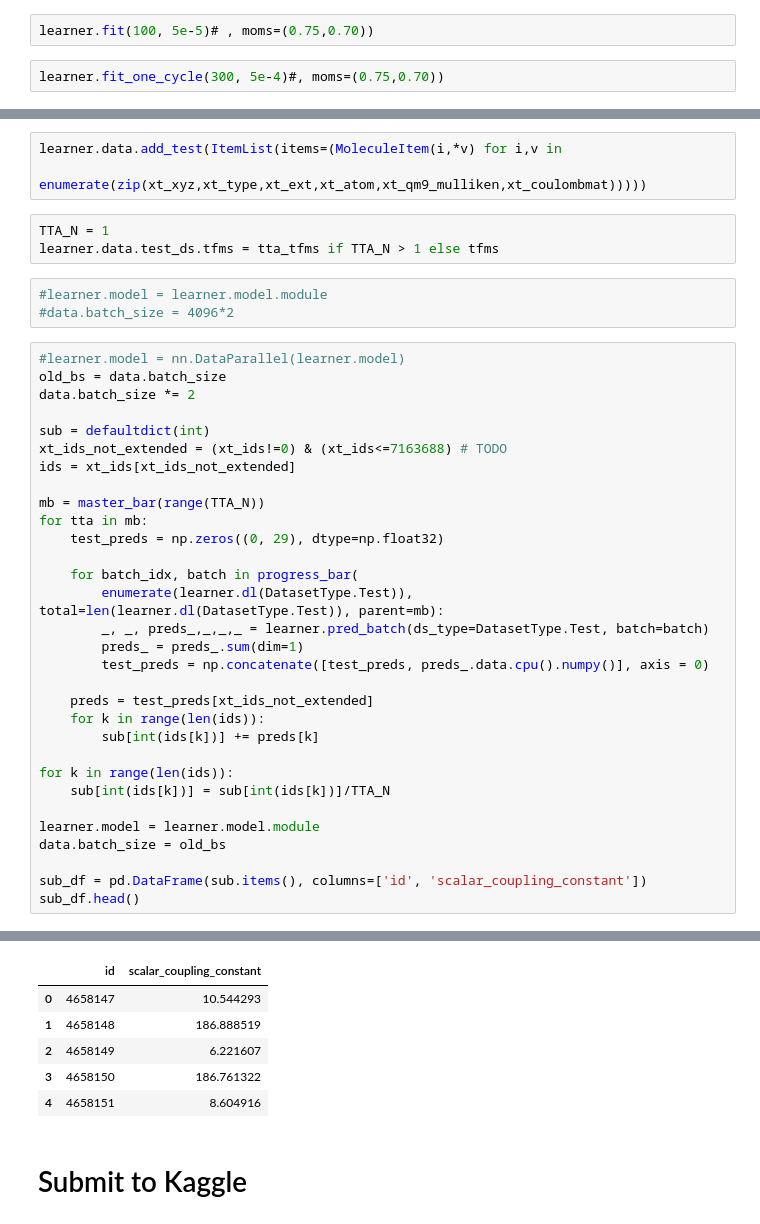
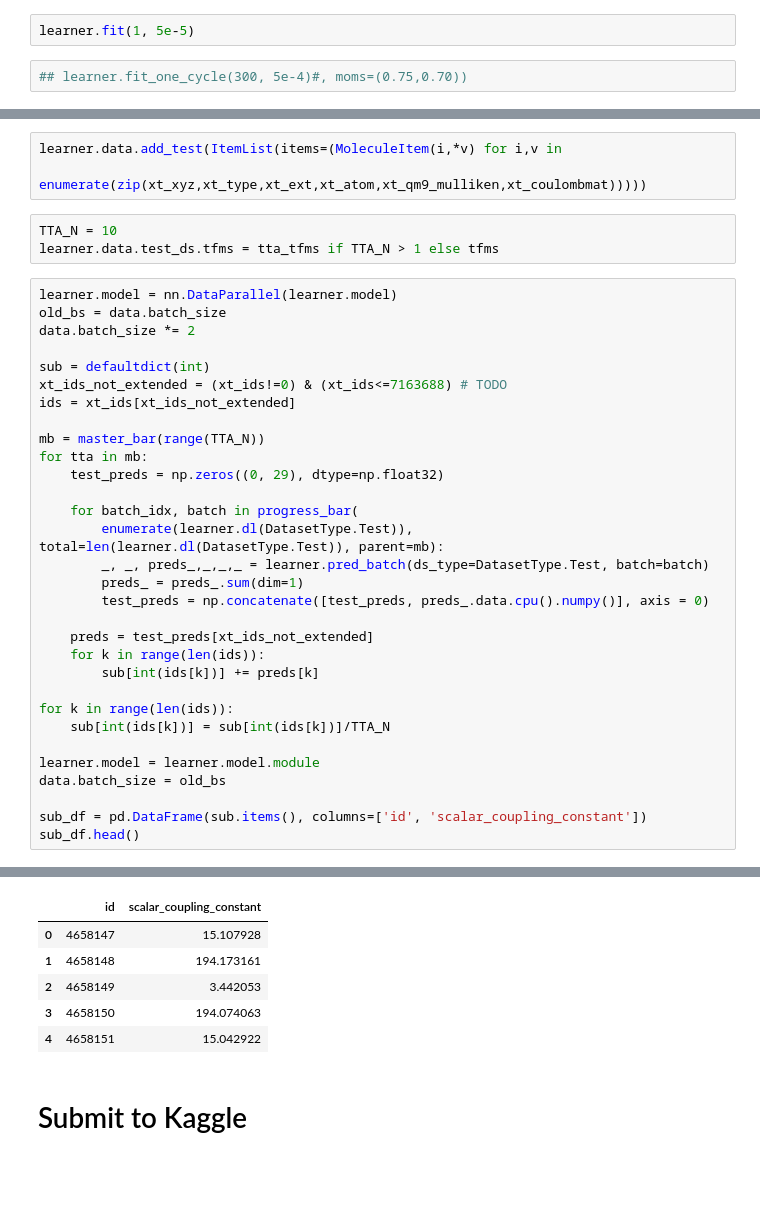
Before and after one commit to antorsae/champs-scalar-coupling, a Jupyter notebook: atom-transfomer.ipynb, the cells around one changed output, grey strips where cells are left out. Cells and saved outputs as stored; diff of their text form; blank space fills up the shorter version.

```diff
--- a/atom-transfomer.ipynb
+++ b/atom-transfomer.ipynb
@@ -914,7 +982,7 @@ learner.callbacks.append(
+# %%
+learner.fit(1, 5e-5)
 # %%
-learner.fit(100, 5e-5)# , moms=(0.75,0.70))
+## learner.fit_one_cycle(300, 5e-4)#, moms=(0.75,0.70))
-# %%
-learner.fit_one_cycle(300, 5e-4)#, moms=(0.75,0.70))
 # %%
 learner.recorder.plot_lr(show_moms=True)
 # %%
@@ -988,50 +1051,47 @@ xt_qm9_mulliken = load_fn(f'xt_qm9_mulliken{ext}.npy')
 learner.data.add_test(ItemList(items=(MoleculeItem(i,*v) for i,v in
                               enumerate(zip(xt_xyz,xt_type,xt_ext,xt_atom,xt_qm9_mulliken,xt_coulombmat)))))
 # %%
-TTA_N = 1
+TTA_N = 10
 learner.data.test_ds.tfms = tta_tfms if TTA_N > 1 else tfms
-# %%
-#learner.model = learner.model.module
-#data.batch_size = 4096*2
 # %%
-#learner.model = nn.DataParallel(learner.model)
+learner.model = nn.DataParallel(learner.model)
 old_bs = data.batch_size
 data.batch_size *= 2
 
 sub = defaultdict(int)
 xt_ids_not_extended = (xt_ids!=0) & (xt_ids<=7163688) # TODO
 ids = xt_ids[xt_ids_not_extended]
 
 mb = master_bar(range(TTA_N))
 for tta in mb:
     test_preds = np.zeros((0, 29), dtype=np.float32)
 
     for batch_idx, batch in progress_bar(
         enumerate(learner.dl(DatasetType.Test)), total=len(learner.dl(DatasetType.Test)), parent=mb):
         _, _, preds_,_,_,_ = learner.pred_batch(ds_type=DatasetType.Test, batch=batch)
         preds_ = preds_.sum(dim=1)
         test_preds = np.concatenate([test_preds, preds_.data.cpu().numpy()], axis = 0)
 
     preds = test_preds[xt_ids_not_extended]
     for k in range(len(ids)):
         sub[int(ids[k])] += preds[k]
 
 for k in range(len(ids)):
     sub[int(ids[k])] = sub[int(ids[k])]/TTA_N
 
 learner.model = learner.model.module
 data.batch_size = old_bs
 
 sub_df = pd.DataFrame(sub.items(), columns=['id', 'scalar_coupling_constant'])
 sub_df.head()
 # %% [output]
 [interactive output not drawn]
 |  | id | scalar_coupling_constant |
-| 0 | 4658147 | 10.544293 |
-| 1 | 4658148 | 186.888519 |
-| 2 | 4658149 | 6.221607 |
-| 3 | 4658150 | 186.761322 |
-| 4 | 4658151 | 8.604916 |
+| 0 | 4658147 | 15.107928 |
+| 1 | 4658148 | 194.173161 |
+| 2 | 4658149 | 3.442053 |
+| 3 | 4658150 | 194.074063 |
+| 4 | 4658151 | 15.042922 |
 # %% [markdown]
 # Submit to Kaggle
 # %%
```
Also changed, not shown: parts of 30 cells of this notebook, 1 other file.
